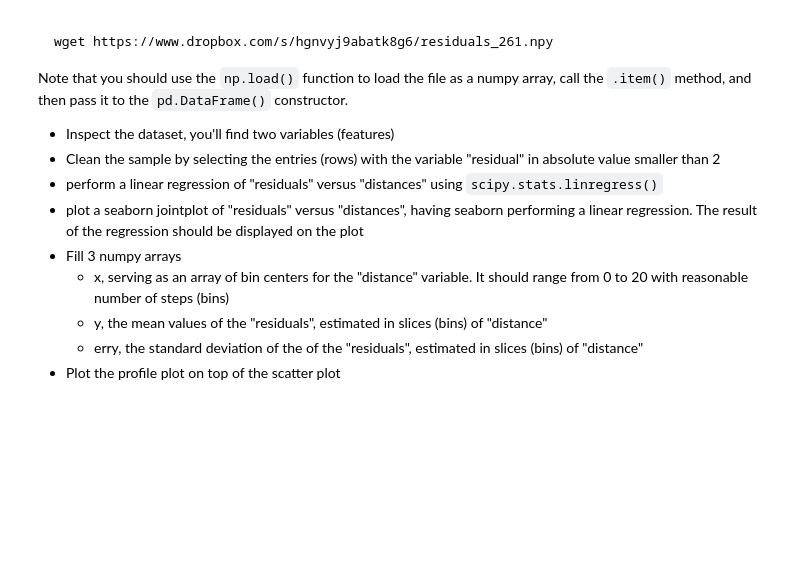
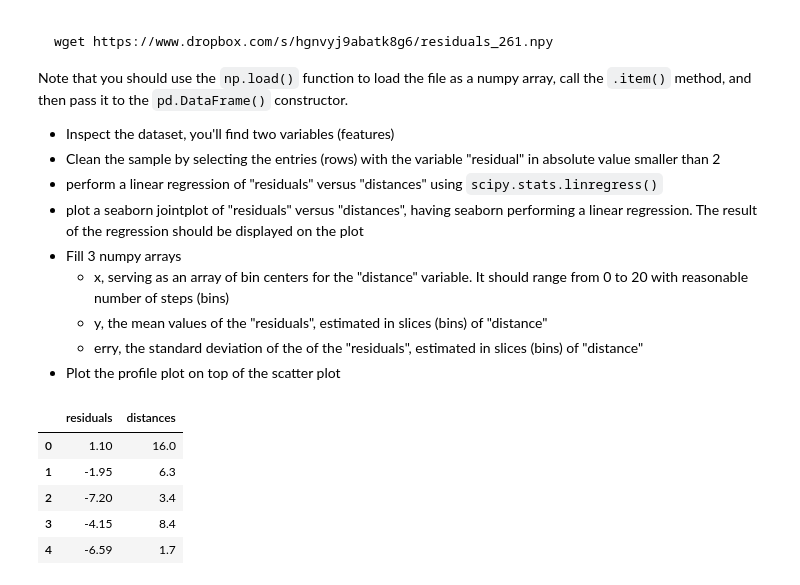
Before and after one commit to EugeniaBoccanera/LaboratoryOfComputationalPhysics_Y6, a Jupyter notebook: 07ex_Visualization.ipynb, the cells around one changed output. Cells and saved outputs as stored; diff of their text form; code cells hidden in the pictures; blank space fills up the shorter version.

```diff
--- a/07ex_Visualization.ipynb
+++ b/07ex_Visualization.ipynb
@@ -164,3 +145,18 @@ Note that you should use the `np.load()` function to load the file as a numpy ar
   * y, the mean values of the "residuals", estimated in slices (bins) of "distance"
   * erry, the standard deviation of the  of the "residuals", estimated in slices (bins) of "distance"
 * Plot the profile plot on top of the scatter plot
+# %%
+
+import pandas as pd
+import numpy as np
+M = np.load("residuals_261.npy",allow_pickle=True ).item()
+#print(M)
+df = pd.DataFrame(M)
+df.head()
+# %% [output]
+|  | residuals | distances |
+| 0 | 1.10 | 16.0 |
+| 1 | -1.95 | 6.3 |
+| 2 | -7.20 | 3.4 |
+| 3 | -4.15 | 8.4 |
+| 4 | -6.59 | 1.7 |
```
Also changed, not shown: parts of 13 cells of this notebook.
